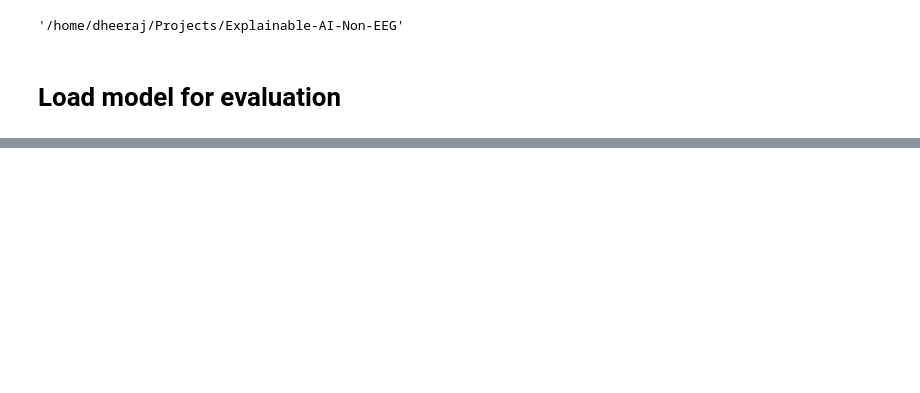
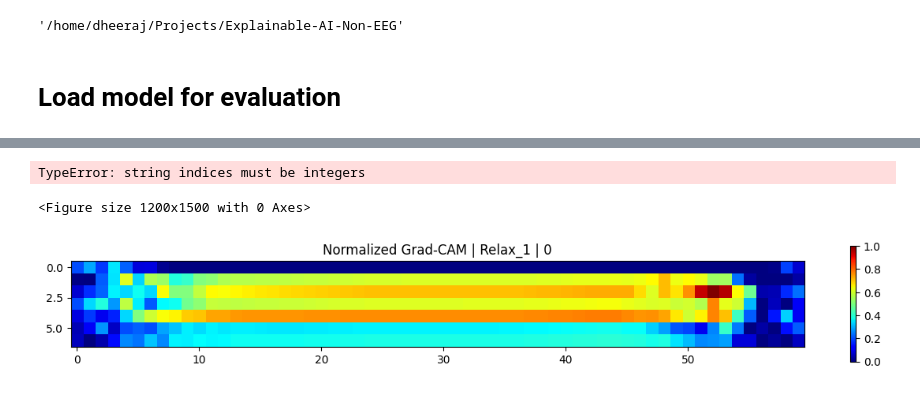
Before and after one commit to dheerajpr97/Explainable-AI-Non-EEG, a Jupyter notebook: notebooks/evaluation.ipynb, the cells around one changed output, grey strips where cells are left out. Saved outputs shown, nothing was run; the diff lists cells and outputs as text; code cells hidden in the pictures; blank space fills up the shorter version.

```diff
--- a/notebooks/evaluation.ipynb
+++ b/notebooks/evaluation.ipynb
@@ -100,0 +287,5 @@ Accuracy: 50.71428571428571
+# %%
+plot_grad_cam(test_df, model, MODALS, label_index=1)
+# %% [output]
+TypeError: string indices must be integers
+<Figure size 1200x1500 with 0 Axes>
@@ -100,0 +359,13 @@ Accuracy: 50.71428571428571
+# %%
+x_test = np.array([np.array(xi, dtype='float32') for xi in test_df['Data'].values])
+y_test = test_df['Label']
+y_test_ori = test_df['Label_ori']
+x_test_std = x_test.std()
+x_test_mean = x_test.mean()
+x_test = (x_test - train_data_mean)/(train_data_std)
+x_test = x_test.reshape(x_test.shape + (1,))
+# %%
+a = visualize_grad_cam(x_test[0].squeeze(), model=model, model_layer='activation_951', subject=0,
+                  class_name=y_test_ori[0], color=False)
+# %% [output]
+[figure, added]
```
Also changed, not shown: parts of 25 cells of this notebook, 2 other files.
